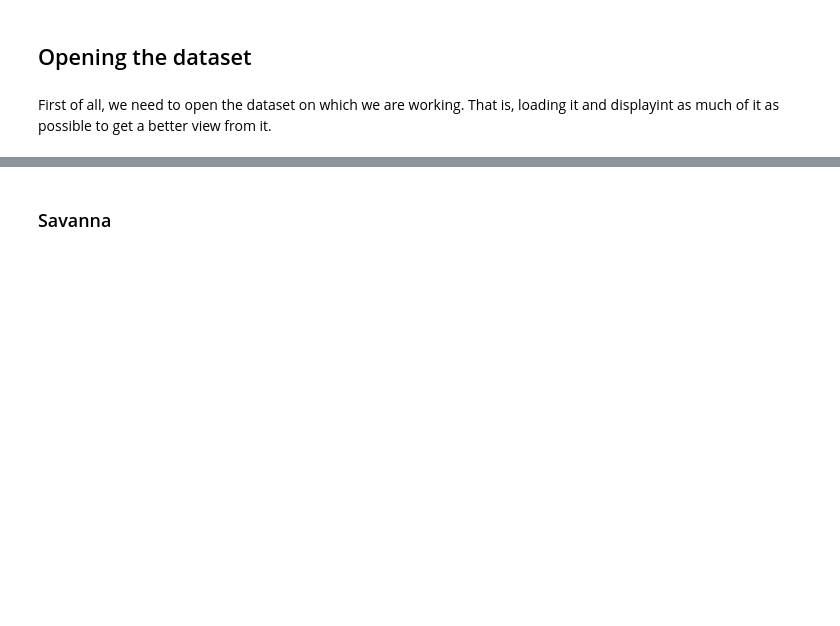
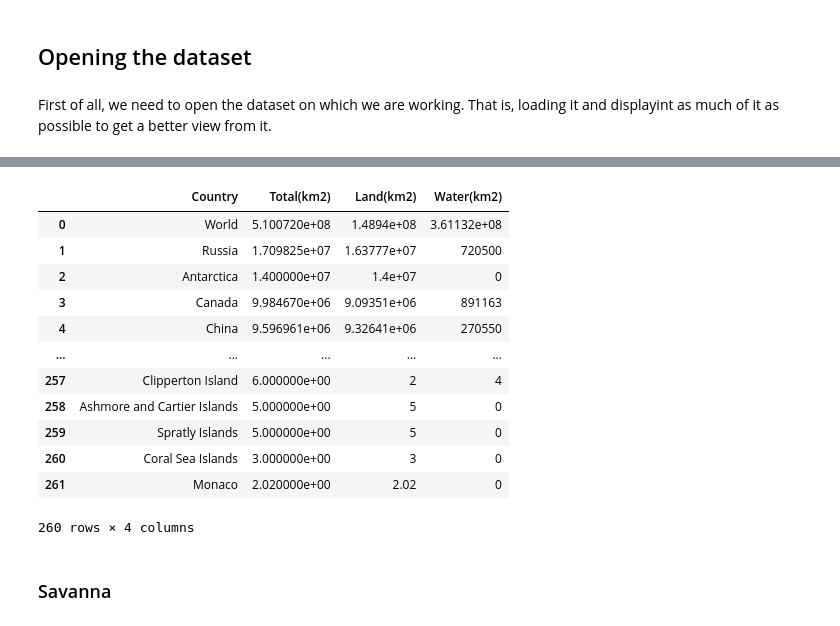
Before and after one commit to CeliaBenquet/Project_ADA, a Jupyter notebook: ada_project_true.ipynb, the cells around one changed output, grey strips where cells are left out. Cells and saved outputs as stored; diff of their text form; code cells hidden in the pictures; blank space fills up the shorter version.

```diff
--- a/ada_project_true.ipynb
+++ b/ada_project_true.ipynb
@@ -36,0 +96,26 @@ We will now investigate each dataset and start to correlate them depending on th
+# %%
+country_areas["Total(km2)"] = country_areas["Total(km2)"].apply(lambda x: re.sub(r"[^0-9.]", "", x))
+country_areas["Land(km2)"] = country_areas["Land(km2)"].apply(lambda x: re.sub(r"[^0-9.]", "", x))
+country_areas["Water(km2)"] = country_areas["Water(km2)"].apply(lambda x: re.sub(r"[^0-9.]", "", x))
+
+country_areas["Total(km2)"] = country_areas["Total(km2)"].apply(lambda x: "Not determined" if x == '' else float(x))
+country_areas["Land(km2)"] = country_areas["Land(km2)"].apply(lambda x: "Not determined" if x == '' else float(x))
+country_areas["Water(km2)"] = country_areas["Water(km2)"].apply(lambda x: "Notdetermined" if x == '' else float(x))
+
+country_areas = country_areas.drop_duplicates(subset="Country", keep="first").sort_values(by="Total(km2)", ascending=False)
+# %%
+country_areas
+# %% [output]
+|  | Country | Total(km2) | Land(km2) | Water(km2) |
+| 0 | World | 5.100720e+08 | 1.4894e+08 | 3.61132e+08 |
+| 1 | Russia | 1.709825e+07 | 1.63777e+07 | 720500 |
+| 2 | Antarctica | 1.400000e+07 | 1.4e+07 | 0 |
+| 3 | Canada | 9.984670e+06 | 9.09351e+06 | 891163 |
+| 4 | China | 9.596961e+06 | 9.32641e+06 | 270550 |
+| ... | ... | ... | ... | ... |
+| 257 | Clipperton Island | 6.000000e+00 | 2 | 4 |
+| 258 | Ashmore and Cartier Islands | 5.000000e+00 | 5 | 0 |
+| 259 | Spratly Islands | 5.000000e+00 | 5 | 0 |
+| 260 | Coral Sea Islands | 3.000000e+00 | 3 | 0 |
+| 261 | Monaco | 2.020000e+00 | 2.02 | 0 |
+260 rows × 4 columns
```
Also changed, not shown: parts of 8 cells of this notebook, 1 other file.
